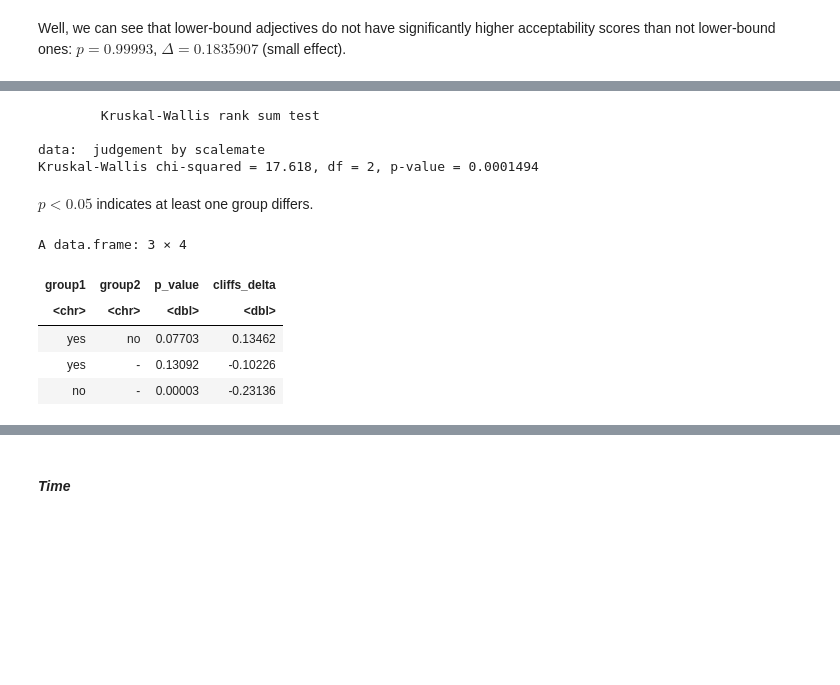
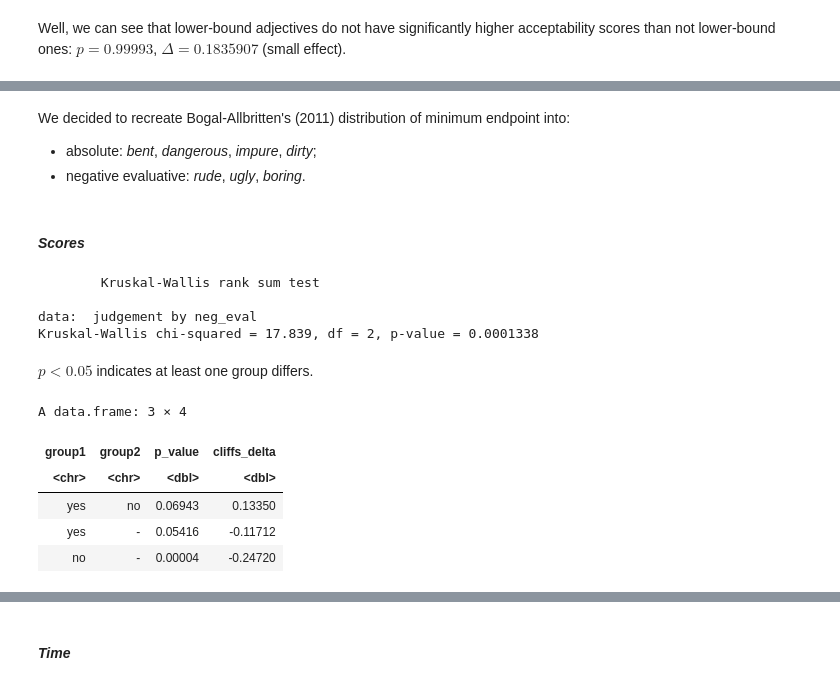
Before and after one commit to KatiaKozlova/stat-project, a Jupyter notebook: stat_project.ipynb, the cells around one changed output, grey strips where cells are left out. Saved outputs shown, nothing was run; the diff lists cells and outputs as text; code cells hidden in the pictures; blank space fills up the shorter version.

```diff
--- a/stat_project.ipynb
+++ b/stat_project.ipynb
@@ -639,19 +639,12 @@ We look at these adjectives from the first experiment.
 - **Not lower-bound**:<br>others.
 # %%
-# adding two columns boundness and scalemate
+# adding two columns boundedness and scalemate
 
 target_data <- target_data %>%
-  mutate(boundness=case_when(
+  mutate(boundedness=case_when(
     adjective %in% c('медленная', 'злая', 'ленивая', 'трусливая', 'грязная', 'холодная', 'горячая', 'тёмная', 'уродливая', 'тупая') ~ 'lower-bound',
     TRUE ~ 'not lower-bound'
   ))
-
-target_data <- target_data %>%
-  mutate(scalemate=case_when(
-    adjective %in% c('грязная', 'холодная',  'горячая', 'тёмная', 'уродливая', 'тупая') ~ 'no',
-    adjective %in% c('медленная', 'злая', 'ленивая', 'трусливая') ~ 'yes',
-    TRUE ~ '-'
-  ))
 # %% [markdown]
 #### *Scores*
 # %%
@@ -711,44 +846,65 @@ What about scalemates?
+# %% [markdown]
+We decided to recreate Bogal-Allbritten's (2011) distribution of minimum endpoint into:
+- absolute: *bent*, *dangerous*, *impure*, *dirty*;
+- negative evaluative: *rude*, *ugly*, *boring*.
+# %%
+# adding two columns boundedness (minimum) and evaluativeness
+
+target_data_new <- target_data %>%
+  mutate(boundedness=case_when(
+    adjective %in% c('медленная', 'злая', 'ленивая', 'трусливая', 'грязная', 'холодная', 'горячая', 'тёмная', 'уродливая', 'тупая') ~ 'lower-bound',
+    TRUE ~ 'not lower-bound'
+  ))
+
+target_data_new <- target_data_new %>%
+  mutate(neg_eval=case_when(
+    adjective %in% c('медленная', 'грязная', 'холодная',  'горячая', 'тёмная') ~ 'no',
+    adjective %in% c('злая', 'ленивая', 'трусливая', 'уродливая', 'тупая') ~ 'yes',
+    TRUE ~ '-'
+  ))
+# %% [markdown]
+#### *Scores*
 # %%
 # Kruskal-Wallis rank sum test for non-parametric
 
-kruskal.test(judgement ~ scalemate, data = target_data)
+kruskal.test(judgement ~ neg_eval, data = target_data_new)
 # %% [output]
         Kruskal-Wallis rank sum test
 
-data:  judgement by scalemate
-Kruskal-Wallis chi-squared = 17.618, df = 2, p-value = 0.0001494
+data:  judgement by neg_eval
+Kruskal-Wallis chi-squared = 17.839, df = 2, p-value = 0.0001338
 # %% [markdown]
 $p < 0.05$ indicates at least one group differs.
 # %%
 # pairs for comparison
 
 comparisons <- list(
   c('yes', 'no'),
   c('yes', '-'),
   c('no', '-')
 )
 
 # Wilcoxon pairwise tests with Cliff's Deltas
 
 lapply(comparisons, function(mates) {
-  test <- wilcox.test(judgement ~ scalemate,
-                     data = target_data[target_data$scalemate %in% mates,])
-  delta <- cliff.delta(judgement ~ scalemate,
-                      data = target_data[target_data$scalemate %in% mates,])
+  test <- wilcox.test(judgement ~ neg_eval,
+                     data = target_data_new[target_data_new$neg_eval %in% mates,])
+  delta <- cliff.delta(judgement ~ neg_eval,
+                      data = target_data_new[target_data_new$neg_eval %in% mates,])
   data.frame(
     group1 = mates[1],
     group2 = mates[2],
     p_value = round(test$p.value, 5),
     cliffs_delta = round(delta$estimate, 5)
   )
 }) %>% bind_rows()
 # %% [output]
 A data.frame: 3 × 4
 | group1 | group2 | p_value | cliffs_delta |
 | <chr> | <chr> | <dbl> | <dbl> |
-| yes | no | 0.07703 | 0.13462 |
-| yes | - | 0.13092 | -0.10226 |
-| no | - | 0.00003 | -0.23136 |
+| yes | no | 0.06943 | 0.13350 |
+| yes | - | 0.05416 | -0.11712 |
+| no | - | 0.00004 | -0.24720 |
 # %%
 # visualizing
 
```
Also changed, not shown: parts of 48 cells of this notebook.
